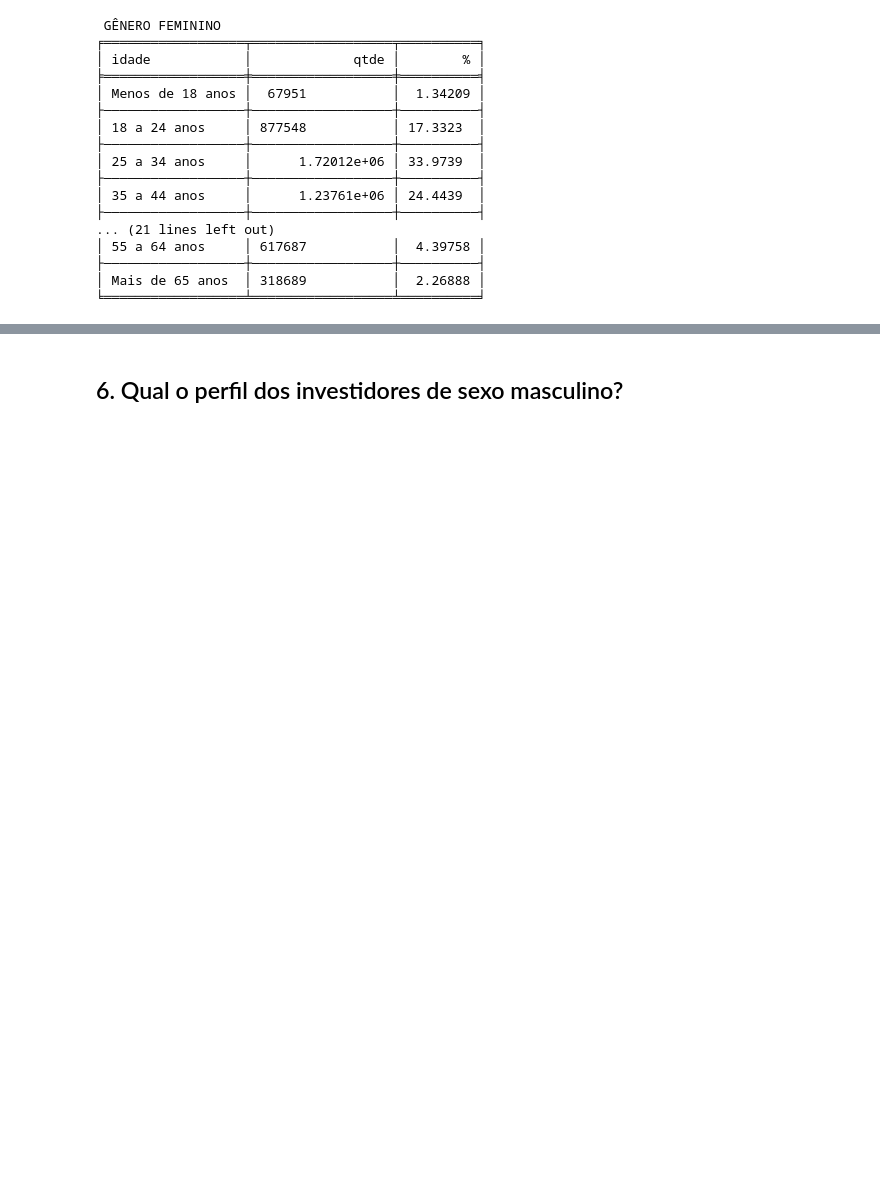
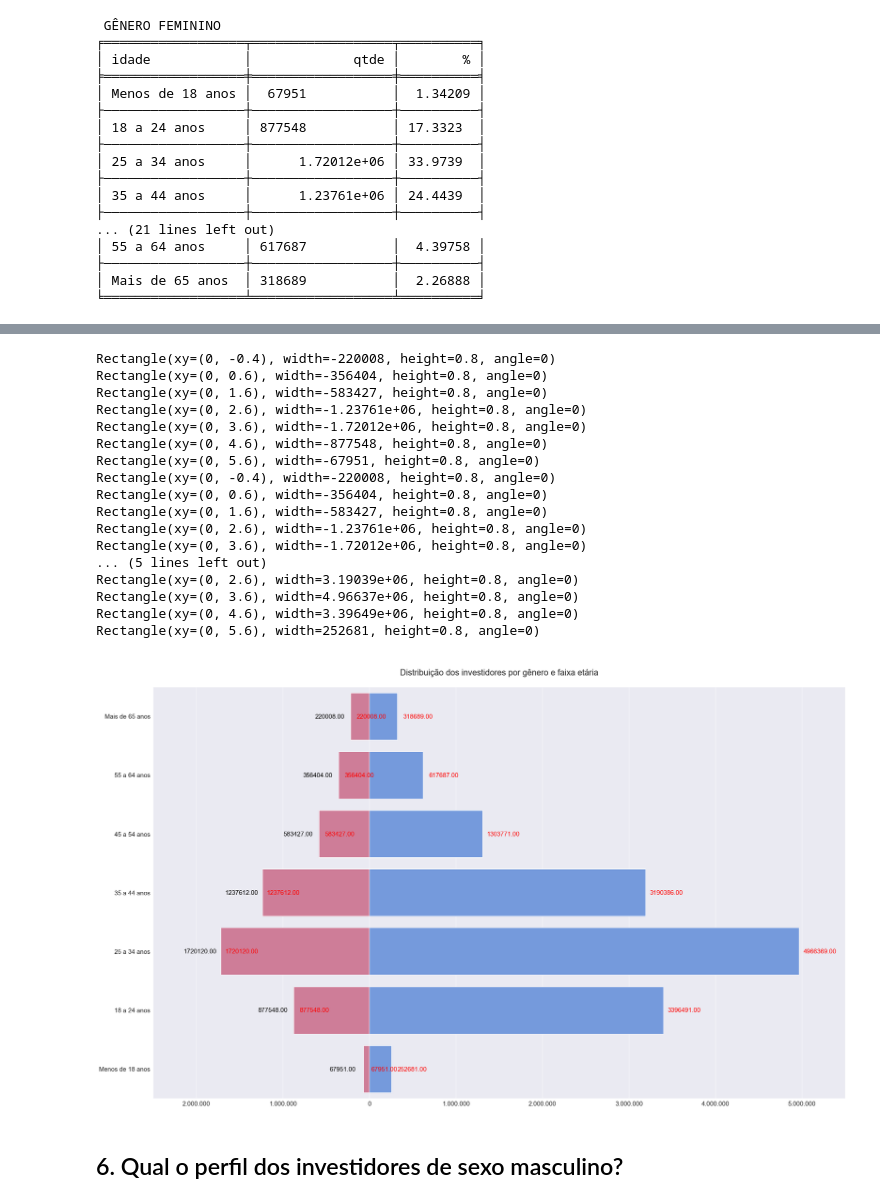
Before and after one commit to emso-exe/Investidores_do_tesouro_direto, a Jupyter notebook: analise_de_dados.ipynb, the cells around one changed output, grey strips where cells are left out. Saved outputs shown, nothing was run; the diff lists cells and outputs as text; code cells hidden in the pictures; blank space fills up the shorter version.

```diff
--- a/analise_de_dados.ipynb
+++ b/analise_de_dados.ipynb
@@ -774,12 +774,12 @@ df_investidores_faixa
 | Mais de 65 anos | M | 318689 | 1.667730 |
 |  | F | 220008 | 1.151323 |
 # %%
-df_investidores_f = df_investidores_faixa.loc[df_investidores_faixa.index.get_level_values(
-    'genero') == 'F']
+df_investidores_f = df_investidores_faixa.loc[
+    df_investidores_faixa.index.get_level_values('genero') == 'F']
 coluna_percentual(df_investidores_f, 'qtde')
 df_investidores_f.index = df_investidores_f.index.droplevel(1)
-df_investidores_m = df_investidores_faixa.loc[df_investidores_faixa.index.get_level_values(
-    'genero') == 'M']
+df_investidores_m = df_investidores_faixa.loc[
+    df_investidores_faixa.index.get_level_values('genero') == 'M']
 coluna_percentual(df_investidores_m, 'qtde')
 df_investidores_m.index = df_investidores_m.index.droplevel(1)
 
@@ -825,3 +808,62 @@ bar_plot.set(xlabel="", ylabel="", title = "")
+# %%
+df_investidores_f['qtde'] = df_investidores_f['qtde'].mul(-1)
+
+rotulos.reverse()
+rotulos_x = ['3.000.000','2.000.000','1.000.000','0','1.000.000','2.000.000','3.000.000','4.000.000','5.000.000']
+
+plt.figure(figsize=(25, 15), constrained_layout=True)
+plot1 = sns.barplot(x='qtde', y=df_investidores_f.index, data=df_investidores_f, order=rotulos, palette=['palevioletred'])
+for i in plot1.patches:
+    print(i)
+    plot1.annotate(format(abs(i.get_width()), '.2f'),
+                  (i.get_width(), i.get_y() + i.get_height() / 2),
+                  ha='center',
+                  va='baseline',
+                  fontsize=15,
+                  color='black',
+                  xytext=(-50, -5),
+                  textcoords='offset points')
+
+plot = sns.barplot(x='qtde', y=df_investidores_m.index, data=df_investidores_m, order=rotulos, palette=['cornflowerblue'])
+for i in plot.patches:
+    print(i)
+    plot.annotate(format(abs(i.get_width()), '.2f'),
+                  (i.get_width(), i.get_y() + i.get_height() / 2),
+                  ha='center',
+                  va='baseline',
+                  fontsize=15,
+                  color='red',
+                  xytext=(50, -5),
+                  textcoords='offset points')
+
+plt.xlim(-2500000,5500000)
+plt.xticks(size=15)
+plt.yticks(size=15)
+plt.ticklabel_format(style='plain', axis='x')
+plt.xlabel('')
+plt.ylabel('')
+plt.title('\nDistribuição dos investidores por gênero e faixa etária\n', fontsize=20)
+plot.set_xticklabels(rotulos_x)
+plt.show()
+# %% [output]
+Rectangle(xy=(0, -0.4), width=-220008, height=0.8, angle=0)
+Rectangle(xy=(0, 0.6), width=-356404, height=0.8, angle=0)
+Rectangle(xy=(0, 1.6), width=-583427, height=0.8, angle=0)
+Rectangle(xy=(0, 2.6), width=-1.23761e+06, height=0.8, angle=0)
+Rectangle(xy=(0, 3.6), width=-1.72012e+06, height=0.8, angle=0)
+Rectangle(xy=(0, 4.6), width=-877548, height=0.8, angle=0)
+Rectangle(xy=(0, 5.6), width=-67951, height=0.8, angle=0)
+Rectangle(xy=(0, -0.4), width=-220008, height=0.8, angle=0)
+Rectangle(xy=(0, 0.6), width=-356404, height=0.8, angle=0)
+Rectangle(xy=(0, 1.6), width=-583427, height=0.8, angle=0)
+Rectangle(xy=(0, 2.6), width=-1.23761e+06, height=0.8, angle=0)
+Rectangle(xy=(0, 3.6), width=-1.72012e+06, height=0.8, angle=0)
+... (5 lines left out)
+Rectangle(xy=(0, 2.6), width=3.19039e+06, height=0.8, angle=0)
+Rectangle(xy=(0, 3.6), width=4.96637e+06, height=0.8, angle=0)
+Rectangle(xy=(0, 4.6), width=3.39649e+06, height=0.8, angle=0)
+Rectangle(xy=(0, 5.6), width=252681, height=0.8, angle=0)
+[figure, added]
 # %% [markdown]
 ## 6. Qual o perfil dos investidores de sexo masculino?
 # %%
```
Also changed, not shown: parts of 7 cells of this notebook.
